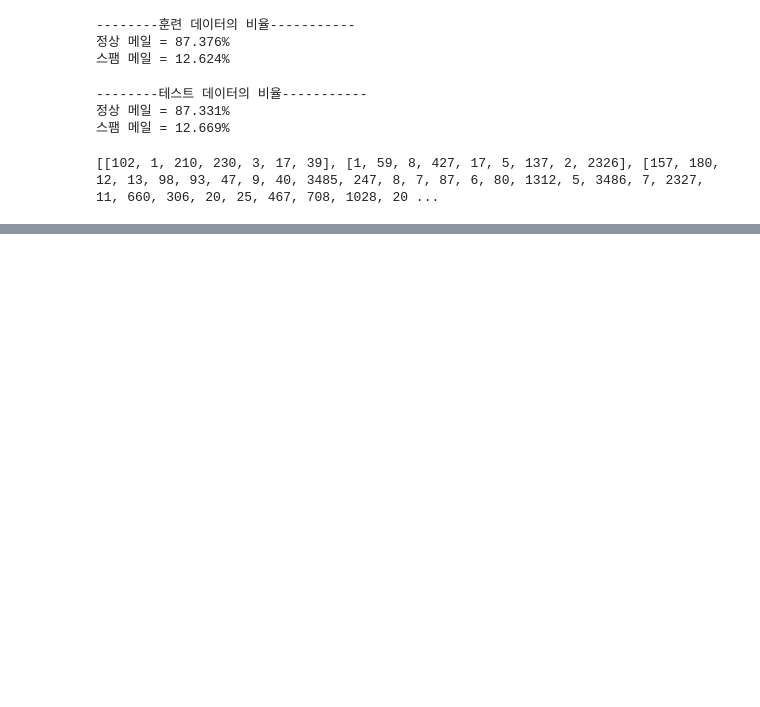
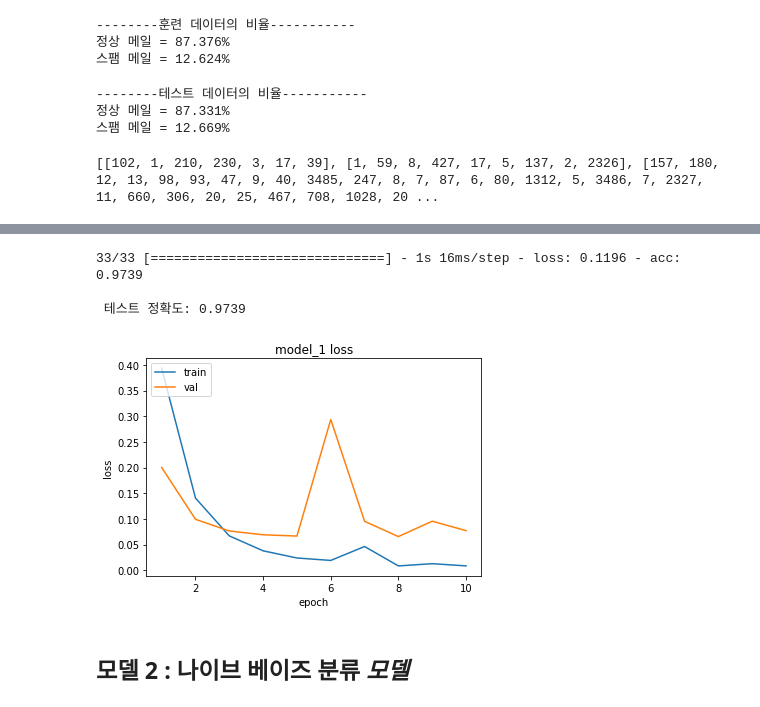
Before and after one commit to ForestEnv/YonseiSwEdu, a Jupyter notebook: SpamDetection.ipynb, the cells around one changed output, grey strips where cells are left out. Cells and saved outputs as stored; diff of their text form; code cells hidden in the pictures; blank space fills up the shorter version.

```diff
--- a/SpamDetection.ipynb
+++ b/SpamDetection.ipynb
@@ -133,0 +185,14 @@ print(word_to_index)
+# %%
+from tensorflow.keras.layers import SimpleRNN, Embedding, Dense
+from tensorflow.keras.models import Sequential
+
+embedding_dim = 32
+hidden_units = 32
+
+model_1 = Sequential()
+model_1.add(Embedding(vocab_size, embedding_dim))
+model_1.add(SimpleRNN(hidden_units))
+model_1.add(Dense(1, activation='sigmoid'))
+
+model_1.compile(optimizer='rmsprop', loss='binary_crossentropy', metrics=['acc'])
+history_1 = model_1.fit(X_train_padded, y_train, epochs=10, batch_size=64, validation_split=0.2)
@@ -133,0 +220,21 @@ print(word_to_index)
+# %%
+X_test_encoded = tokenizer.texts_to_sequences(X_test)
+X_test_padded = pad_sequences(X_test_encoded, maxlen = max_len)
+print("\n 테스트 정확도: %.4f" % (model_1.evaluate(X_test_padded, y_test)[1]))
+# %% [output]
+33/33 [==============================] - 1s 16ms/step - loss: 0.1196 - acc: 0.9739
+
+ 테스트 정확도: 0.9739
+# %%
+epochs = range(1, len(history_1.history['acc']) + 1)
+plt.plot(epochs, history_1.history['loss'])
+plt.plot(epochs, history_1.history['val_loss'])
+plt.title('model_1 loss')
+plt.ylabel('loss')
+plt.xlabel('epoch')
+plt.legend(['train', 'val'], loc='upper left')
+plt.show()
+# %% [output]
+[figure, added]
+# %% [markdown]
+## 모델 2 : 나이브 베이즈 분류 *모델*
```
Also changed, not shown: parts of 26 cells of this notebook.
